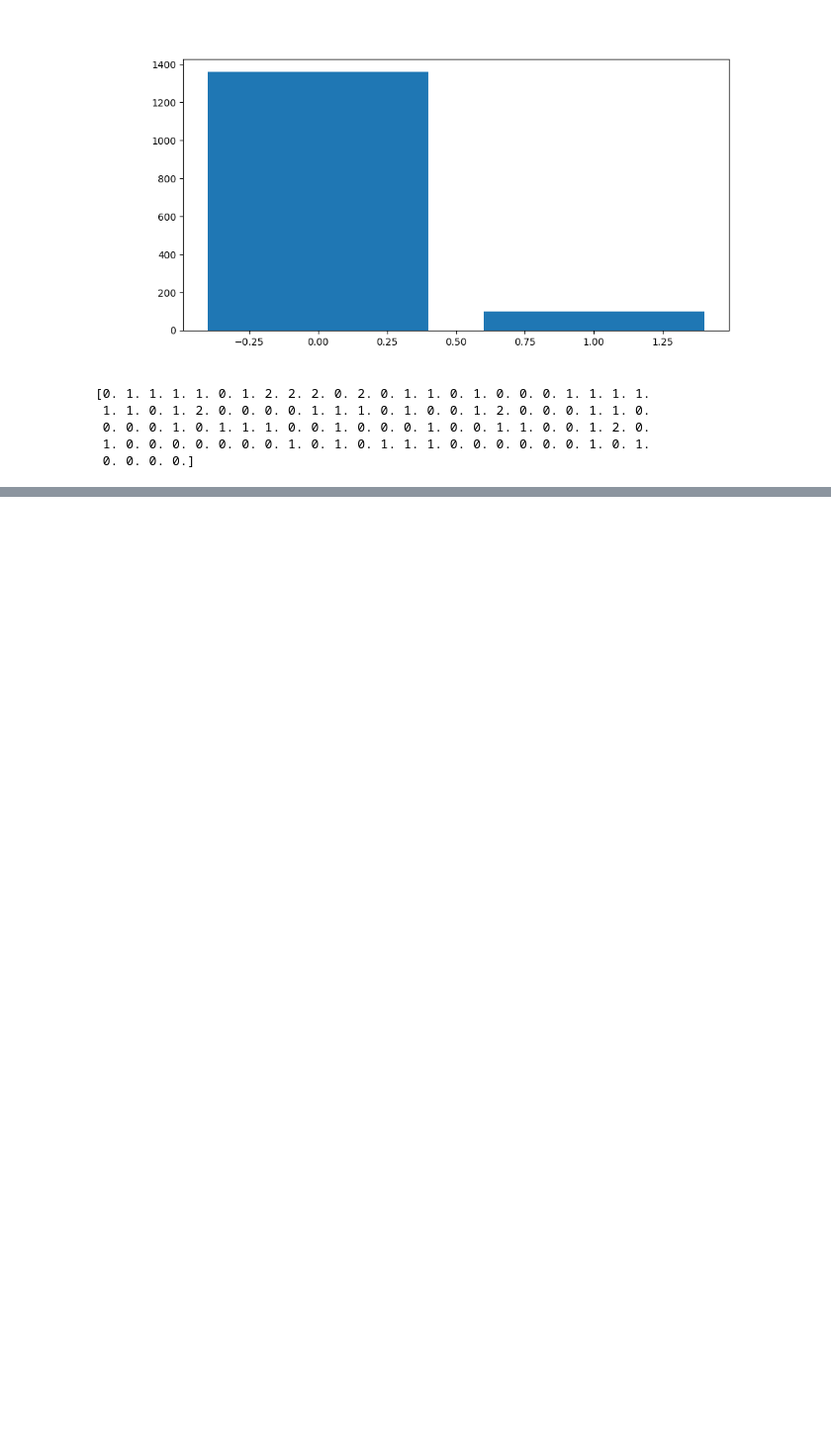
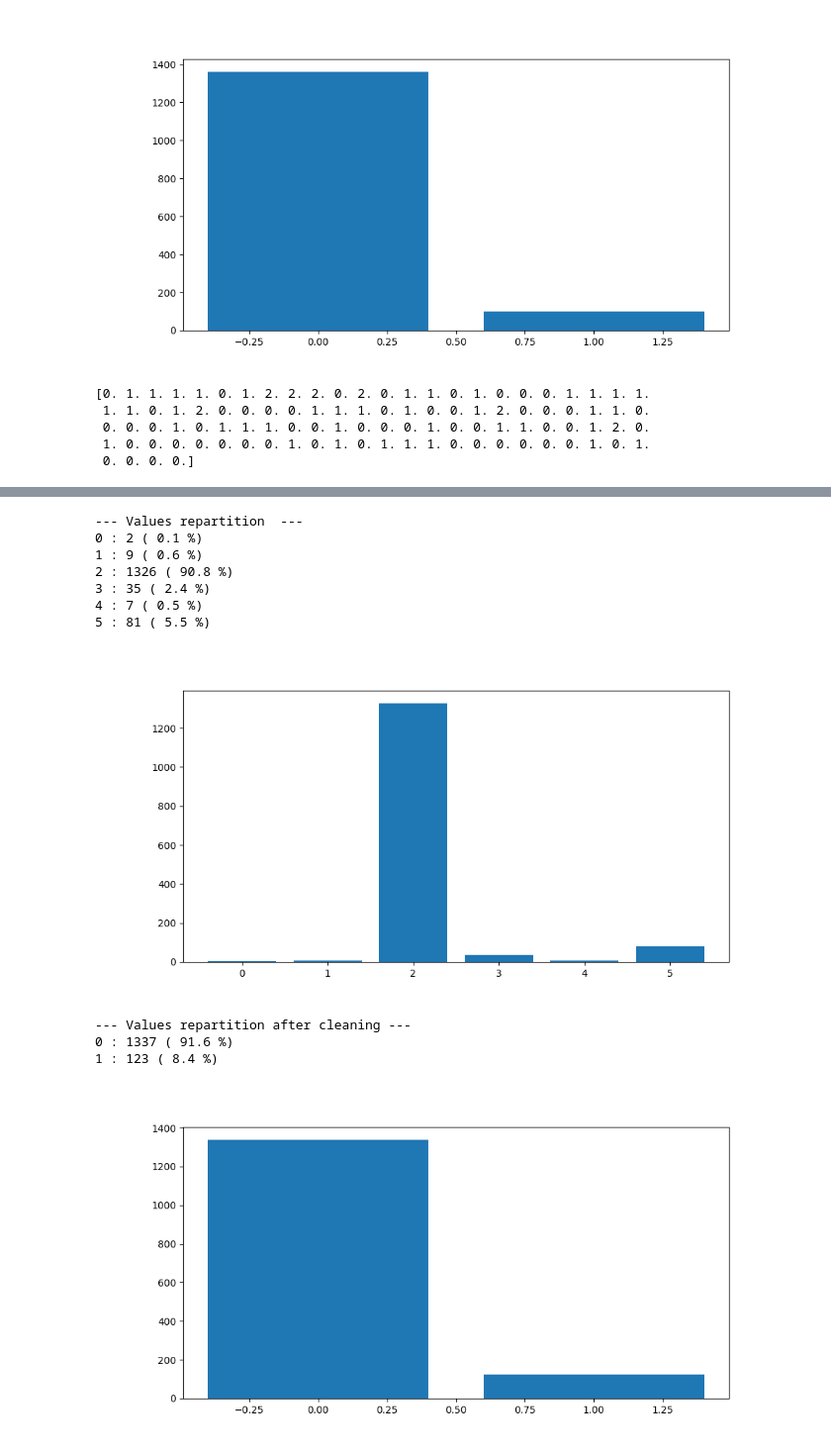
Before and after one commit to MaximeD34/house_price, a Jupyter notebook: data_processing.ipynb, the cells around one changed output, grey strips where cells are left out. Shown at 99% size. Cells and saved outputs as stored; diff of their text form; code cells hidden in the pictures; blank space fills up the shorter version.

```diff
--- a/data_processing.ipynb
+++ b/data_processing.ipynb
@@ -1389,0 +1519,29 @@ Detchd : 387 ( 26.5 %)
+# %%
+#GarageCond
+GarageCond = data[:,64].copy()
+garagecond_mapping = {"Ex": 0, "Gd": 1, "TA": 2, "Fa": 3, "Po": 4, "NA": 5}
+GarageCond = np.array([garagecond_mapping[cond] for cond in GarageCond])
+
+printRepartion(GarageCond, list(garagecond_mapping.values()))
+plotRepartition(GarageCond, list(garagecond_mapping.values()))
+
+#0 <= [0, 1, 2] and 1 <= [3, 4, 5]
+GarageCond[GarageCond <= 2] = 0
+GarageCond[GarageCond > 2] = 1
+garagecond_mapping = {"Ex, Gd, TA": 0, "Fa, Po, NA": 1}
+
+printRepartion(GarageCond, list(garagecond_mapping.values()), "after cleaning")
+plotRepartition(GarageCond, list(garagecond_mapping.values()))
+# %% [output]
+--- Values repartition  ---
+0 : 2 ( 0.1 %)
+1 : 9 ( 0.6 %)
+2 : 1326 ( 90.8 %)
+3 : 35 ( 2.4 %)
+4 : 7 ( 0.5 %)
+5 : 81 ( 5.5 %)
+[figure, added]
+--- Values repartition after cleaning ---
+0 : 1337 ( 91.6 %)
+1 : 123 ( 8.4 %)
+[figure, added]
```
Also changed, not shown: parts of 21 cells of this notebook.
